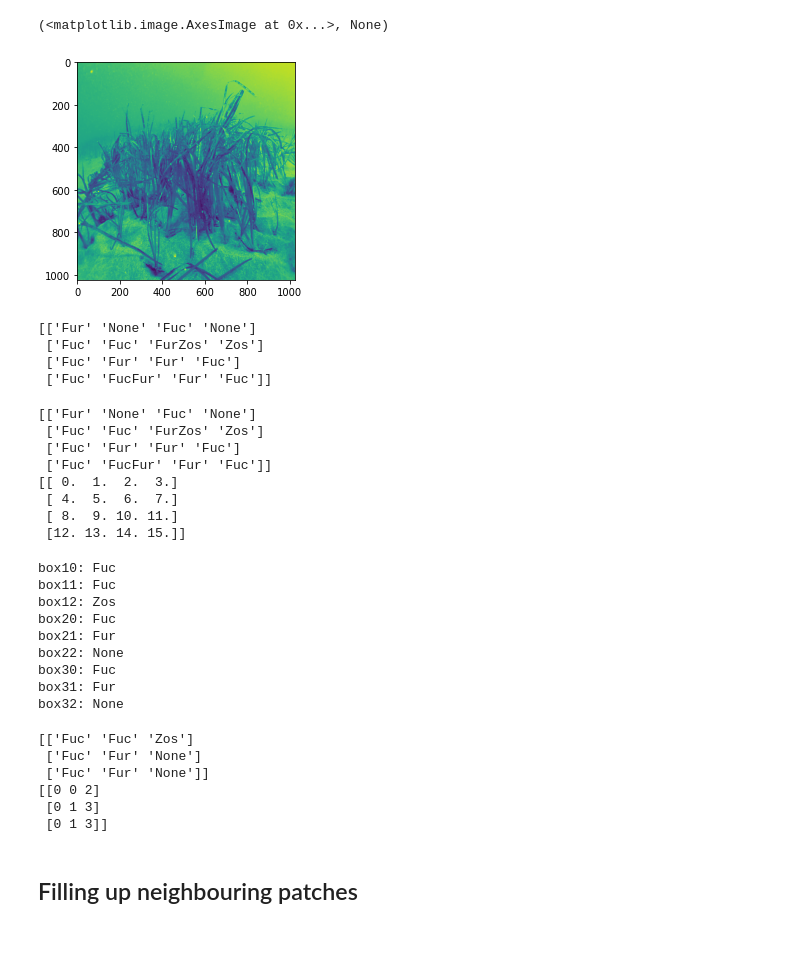
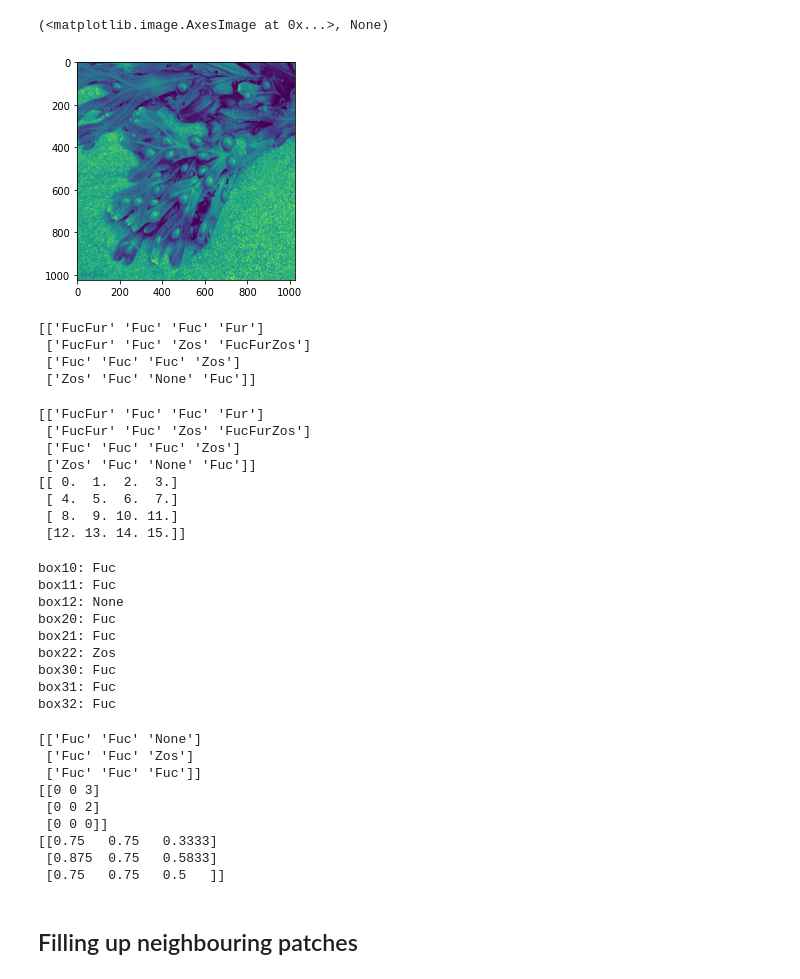
Before and after one commit to JavierGalindos/CV-BalticSea-FeatureDescriptors-Detectron2, a Jupyter notebook: orb_playground.ipynb, the cells around one changed output. Drawn from its saved outputs; the diff is of its cells as text; code cells hidden in the pictures; blank space fills up the shorter version.

```diff
--- a/orb_playground.ipynb
+++ b/orb_playground.ipynb
@@ -46,9 +46,9 @@ import os
 
 #query_img_bw = cv2.imread('Etalons/Fucus/etalon_fucus_5.png',0)
 #train_img_bw = cv2.imread('Processed images/Fucus/Fucus_24.jpg',0)
-train_img_bw = cv2.imread('Processed images/Zostera marina/zostera_marina_26.jpg',0)
-#train_img_bw = cv2.imread('Processed images/Furcellaria lumbricalis/furcellaria_lumbricalis_2.jpg')
-#train_img_bw = cv2.imread('Processed images/Fucus/Fucus_7.jpg',0)
+#train_img_bw = cv2.imread('Processed images/Zostera marina/zostera_marina_26.jpg',0)
+#train_img_bw = cv2.imread('Processed images/Furcellaria lumbricalis/furcellaria_lumbricalis_2.jpg',0)
+train_img_bw = cv2.imread('Processed images/Fucus/Fucus_7.jpg',0)
 
 plt.imshow(train_img_bw),plt.show()
 #print(train_img_bw.shape)
@@ -115,38 +115,38 @@ for x_coord in range(0, train_img_bw.shape[0], step):
 
                 # draw the matches to the final image
                 # containing both the images the drawMatches()
                 # function takes both images and keypoints
                 # and outputs the matched query image with
                 # its train image
                 # final_img = cv2.drawMatchesKnn(query_img_bw, queryKeypoints,
                 # img_patch, trainKeypoints, matches[:50],None)
                 good = [[m] for m, n in matches if m.distance < lowe_ratio*n.distance]
                 # img3 = cv2.drawMatchesKnn(query_img_bw,queryKeypoints,img_patch,trainKeypoints,good, None, flags=2)
                 max_goodies += len(good)
 
             class_for_patch.append(max_goodies)
         #print((class_for_patch))
         if np.max(class_for_patch) > good_match_thresh:
             #deal with multiple maxima at one point
             m = [i for i,j in enumerate(class_for_patch) if j==np.max(class_for_patch)]
 
             pred_patch_class = ''
             for i in m:
                 pred_patch_class += classes[i]
 
         else:
             pred_patch_class = 'None'
 
         #print(pred_patch_class)
         grid_class[int(begin_x/step),int(begin_y/step)] = pred_patch_class
 
 print(grid_class)
 # %% [output]
-[figure, old version]
+[figure, new version]
-[['Fur' 'None' 'Fuc' 'None']
- ['Fuc' 'Fuc' 'FurZos' 'Zos']
- ['Fuc' 'Fur' 'Fur' 'Fuc']
- ['Fuc' 'FucFur' 'Fur' 'Fuc']]
+[['FucFur' 'Fuc' 'Fuc' 'Fur']
+ ['FucFur' 'Fuc' 'Zos' 'FucFurZos']
+ ['Fuc' 'Fuc' 'Fuc' 'Zos']
+ ['Zos' 'Fuc' 'None' 'Fuc']]
 # %%
 print(grid_class)
 
@@ -163,10 +163,10 @@ for i in range(grid_per_side):
         nr +=1
 print(numerical_grid)
 # %% [output]
-[['Fur' 'None' 'Fuc' 'None']
- ['Fuc' 'Fuc' 'FurZos' 'Zos']
- ['Fuc' 'Fur' 'Fur' 'Fuc']
- ['Fuc' 'FucFur' 'Fur' 'Fuc']]
+[['FucFur' 'Fuc' 'Fuc' 'Fur']
+ ['FucFur' 'Fuc' 'Zos' 'FucFurZos']
+ ['Fuc' 'Fuc' 'Fuc' 'Zos']
+ ['Zos' 'Fuc' 'None' 'Fuc']]
 [[ 0.  1.  2.  3.]
  [ 4.  5.  6.  7.]
  [ 8.  9. 10. 11.]
@@ -195,6 +195,8 @@ windows_names = ['box10', 'box11', 'box12', 'box20', 'box21', 'box22', 'box30',
 i = 0
 best_class = np.zeros(9, dtype='object')
 best_class_num = np.zeros(9, dtype='int')
+best_class_conf = np.zeros(9, dtype='float')
+
 for box in all_windows:
 
     fuc = 0
@@ -215,6 +217,7 @@ for box in all_windows:
         zos += multiplier*len(re.findall('Zos', element))
         no += multiplier*len(re.findall('None', element))
 
+
     # print(fuc)
     # print(fur)
     # print(zos)
@@ -229,30 +232,38 @@ for box in all_windows:
     else:
         best_class[i] = classes[np.argmax((fuc, fur, zos, no))]
         best_class_num[i] = np.argmax((fuc, fur, zos, no))
+
+    best_class_conf[i] = np.round((np.max((fuc, fur, zos, no))/4), 4)
+
     print('%s: %s' %(windows_names[i], best_class[i]))
     i+=1
 # %% [output]
 box10: Fuc
 box11: Fuc
-box12: Zos
+box12: None
 box20: Fuc
-box21: Fur
-box22: None
+box21: Fuc
+box22: Zos
 box30: Fuc
-box31: Fur
-box32: None
+box31: Fuc
+box32: Fuc
 # %%
 best_class = best_class.reshape((3,3))
 best_class_num = best_class_num.reshape((3,3))
+best_class_conf = best_class_conf.reshape((3,3))
 print(best_class)
 print(best_class_num)
+print(best_class_conf)
 # %% [output]
-[['Fuc' 'Fuc' 'Zos']
- ['Fuc' 'Fur' 'None']
- ['Fuc' 'Fur' 'None']]
-[[0 0 2]
- [0 1 3]
- [0 1 3]]
+[['Fuc' 'Fuc' 'None']
+ ['Fuc' 'Fuc' 'Zos']
+ ['Fuc' 'Fuc' 'Fuc']]
+[[0 0 3]
+ [0 0 2]
+ [0 0 0]]
+[[0.75   0.75   0.3333]
+ [0.875  0.75   0.5833]
+ [0.75   0.75   0.5   ]]
 # %% [markdown]
 ## Filling up neighbouring patches
 # %%
```
Also changed, not shown: parts of 14 cells of this notebook.
